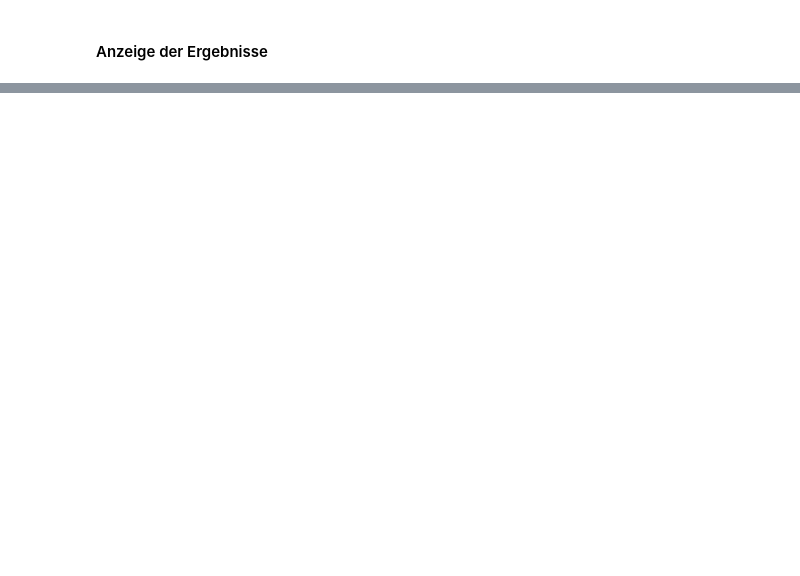
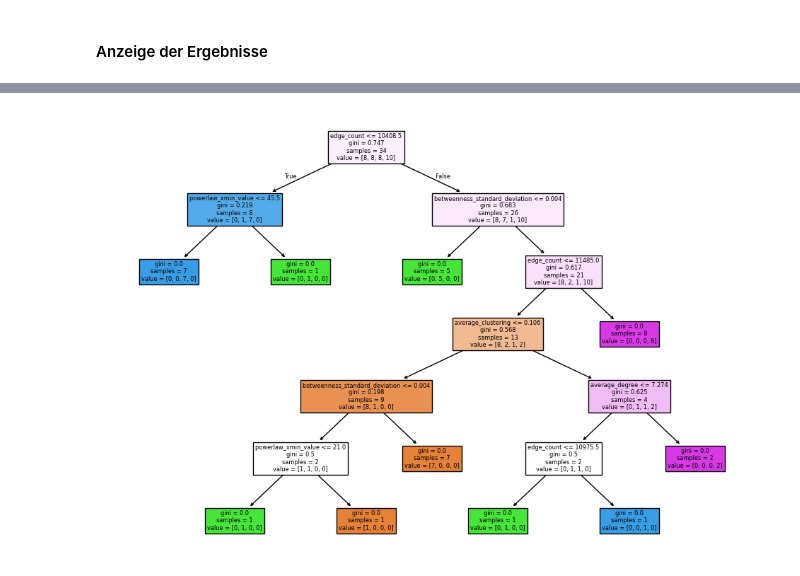
Before and after one commit to Amerek200/63055KomplexeNetze, a Jupyter notebook: data_analysis/decision_tree.ipynb, the cells around one changed output, grey strips where cells are left out. Saved outputs shown, nothing was run; the diff lists cells and outputs as text; code cells hidden in the pictures; blank space fills up the shorter version.

```diff
--- a/data_analysis/decision_tree.ipynb
+++ b/data_analysis/decision_tree.ipynb
@@ -91,0 +129,9 @@ plt.show()
+# %%
+# Für Bestimmung von wichtigsten Attributen müssen wir nicht mehr Daten aufteilen, sondern können den Baum mit allen Daten einfach trainieren
+decision_tree.fit(X, y)
+
+# Laut ChatGPT: Berechnet je Feature, wie oft es anteilig im Entscheidungsbaum genutzt wurde, stimmt aber offensichtlich nicht.
+# -> Hier könnte man mal in die Dokumentation im Programmcode schauen, in der normalen Dokumentation hab ich dazu nichts gefunden...
+importance_list = decision_tree.feature_importances_
+for name, imp in sorted(zip(features, importances), key=lambda x: x[1], reverse=True):
+    print(f'{name}: {imp:.3f}')
@@ -91,0 +150,10 @@ plt.show()
+# %%
+# Darstellung von ChatGPT
+from sklearn.tree import plot_tree
+import matplotlib.pyplot as plt
+
+plt.figure(figsize=(12, 8))
+plot_tree(decision_tree, feature_names=features, filled=True)
+plt.show()
+# %% [output]
+[figure, added]
```
Also changed, not shown: parts of 7 cells of this notebook, 1 other file.
